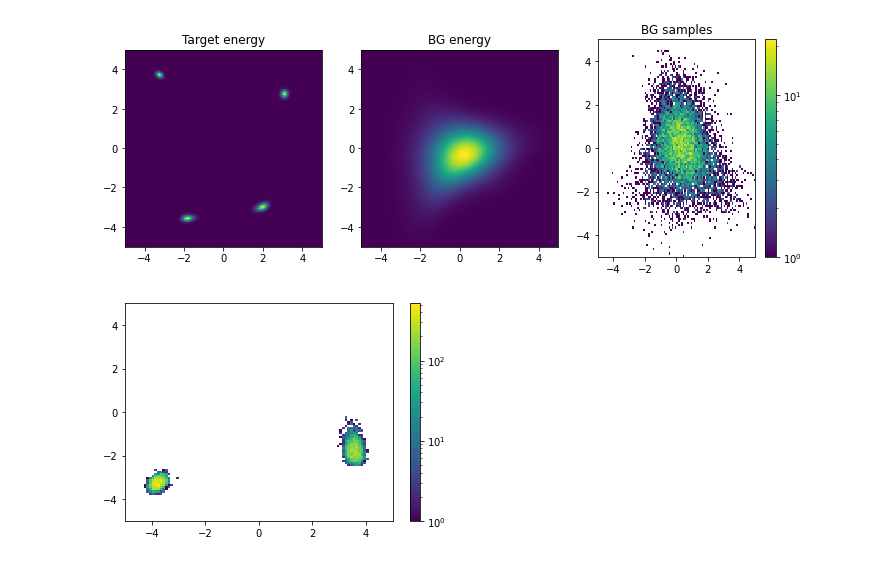
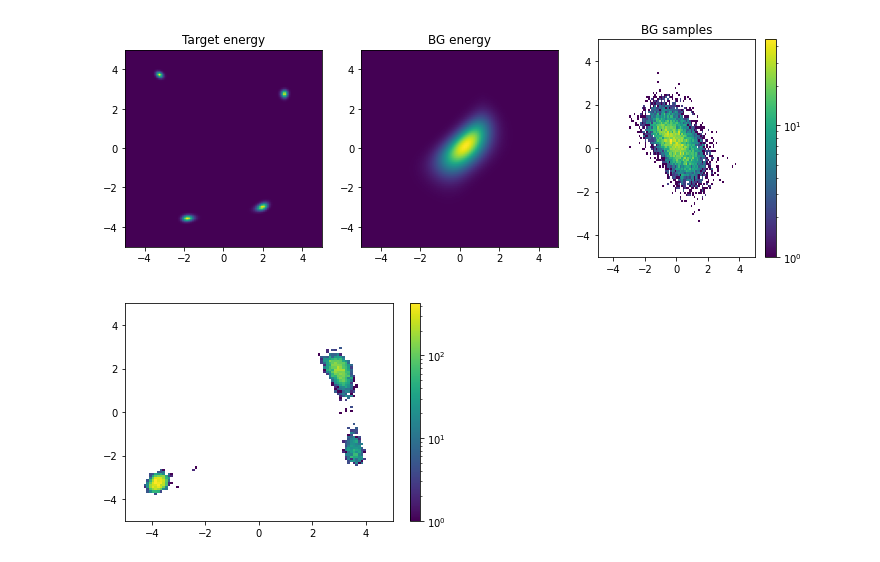
Before and after one commit to Daniangio/paper_boltzmann_generators, a Jupyter notebook: double_well.ipynb, the cells around one changed output. Cells and saved outputs as stored; diff of their text form; code cells hidden in the pictures.

```diff
--- a/double_well.ipynb
+++ b/double_well.ipynb
@@ -307,12 +307,18 @@ config = {
                 "params": {
                     'dim': 2,
                 },
-                "sigma": 3.0,
-                "logp_eps": [1e-10, 1e-2],
-                "hist_volume_expansions": [0.4, 2.0],
+                "sigmas": [1.0, 1.0],
+                "logp_eps": [1e-5, 1e-2],
+                "hist_volume_expansions": [0.2, 2.0],
             },
         ],
-    }
+    },
+    "lr": 1e-4,
+    "epochs": 150,
+    "path_starting_epoch": 50,
+    "path_weight": 0.5,
+    "kll_starting_epoch": 120
+
 }
 
 device = "cuda:1"
@@ -331,20 +337,20 @@ bg = BoltzmannGenerator(prior, model, target, loss_f).to(device)
 rng = [-5.0, 5.0]
 vmax = 300
 plot_bg(bg, target, dim=2, range=rng)
-#plot_weighted_energy_estimate(bg, target, dim=2, range=rng)
+# plot_weighted_energy_estimate(bg, target, dim=2, range=rng)
 # %% [output]
-[figure, old version]
+[figure, new version]
 # %%
-init_state = torch.Tensor([[4., -2.], [-3., -3.]]) # init_state = torch.Tensor([[4., -2.], [-3., -3.]]) <- multimodal
+init_state = torch.Tensor([[-2., -3.], [3., 3.]]) # init_state = torch.Tensor([[4., -2.], [-3., -3.]]) <- multimodal
 target_sampler = GaussianMCMCSampler(target, init_state=init_state, noise_std=0.5, uniform_range=[0, 1e-1])
 
 data = target_sampler.sample(10000)
 X_left = data[data[:, 0] < 0]
 X_right = data[data[:, 0] > 0]
 
 plot_samples(data, range=[rng, rng])
 # %% [output]
-[figure, old version]
+[figure, new version]
 # %%
 n_kl_samples = 1000
 n_batch = 1000
```
Also changed, not shown: parts of 10 cells of this notebook, 4 other files.
